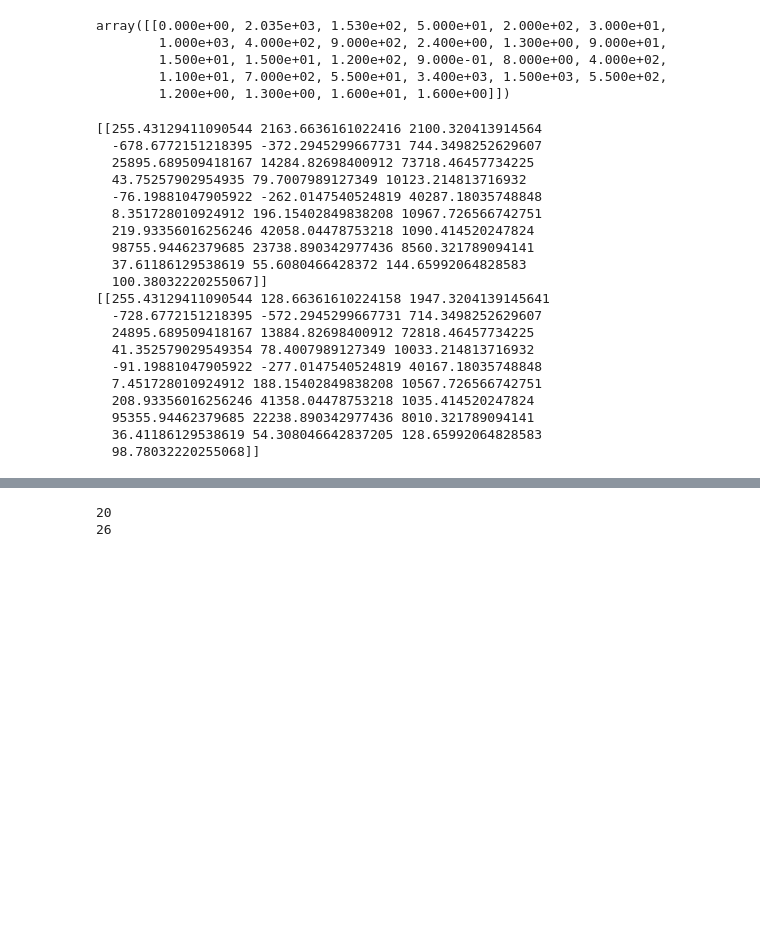
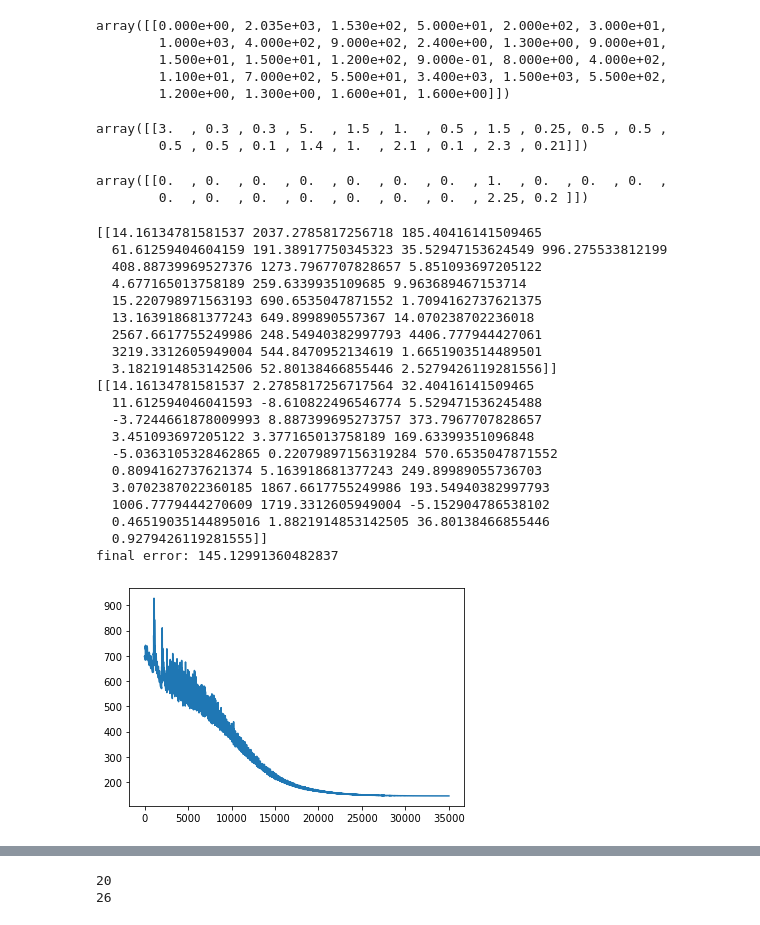
Before and after one commit to Chris-Crimi/Dietary-Optimization-via-Gradient-Descent, a Jupyter notebook: Gradient Descent Diet.ipynb, the cells around one changed output, grey strips where cells are left out. Saved outputs shown, nothing was run; the diff lists cells and outputs as text; code cells hidden in the pictures; blank space fills up the shorter version.

Commit message:
Best results using squared error

```diff
--- a/Gradient Descent Diet.ipynb
+++ b/Gradient Descent Diet.ipynb
@@ -97,79 +100,95 @@ array([[0.000e+00, 2.035e+03, 1.530e+02, 5.000e+01, 2.000e+02, 3.000e+01,
         1.200e+00, 1.300e+00, 1.600e+01, 1.600e+00]])
 # %%
 food_limits = food_data.iloc[24:44,6].to_numpy().reshape(1,-1)
+food_limits
+# %% [output]
+array([[3.  , 0.3 , 0.3 , 5.  , 1.5 , 1.  , 0.5 , 1.5 , 0.25, 0.5 , 0.5 ,
+        0.5 , 0.5 , 0.1 , 1.4 , 1.  , 2.1 , 0.1 , 2.3 , 0.21]])
 # %%
 food_req = food_data.iloc[24:44,9].to_numpy().reshape(1,-1)
+food_req
+# %% [output]
+array([[0.  , 0.  , 0.  , 0.  , 0.  , 0.  , 0.  , 1.  , 0.  , 0.  , 0.  ,
+        0.  , 0.  , 0.  , 0.  , 0.  , 0.  , 0.  , 2.25, 0.2 ]])
 # %%
 #amounts = np.random.rand(1,20) * 10
 amounts = np.zeros((1,20))
-learning_rate = 1
+#amounts[0,0] = 14
+learning_rate = .001
 #starting_learning_rate = .01
-learning_rate_decay = 0.00001
+learning_rate_decay = 0.00000001#0.0000001
 errors = []
 
 dinputs_momentums = np.zeros_like(amounts)
 cache = np.zeros_like(amounts)
 epsilon = 1e-7
 
-beta_1 = .85
+beta_1 = .9
 beta_2 = .999
 
-lambda_penalty = 100
+lambda_penalty = 30
 
-for i in range(10000):
+for i in range(40000):
 
     outputs = np.dot(amounts, quality_rates)
     error = (outputs - target_values)**2
-    errors.append(np.mean(error))
+    error[0,0] = 0
+    error[0,2:][outputs[0,2:] >= target_values[0,2:]] = 0.0
+    errors.append(np.sum(error))
 
     penalty_deriv = np.zeros_like(amounts)
-    penalty_deriv[amounts > food_limits] = 1
-    penalty_deriv[amounts < food_req] = -1
+    penalty_deriv[amounts.copy() > food_limits.copy()] = 1
+    penalty_deriv[amounts.copy() < food_req.copy()] = -1
+    penalty_deriv = penalty_deriv * food_limits.copy()
 
     dloss = 2*(outputs - target_values)
     dmax = np.ones_like(outputs)
 
     #we are looking to stay calorie target, and minimize costs, so want to avoid those
     #but once all the other ones have hit their goals, set them to 0
     #dmax[0,1] = 0 if outputs[0,1] <= target_values[0,1] else dmax[0,1]
     #dmax[0,0] = 0
     dmax[0,2:][outputs[0,2:] >= target_values[0,2:]] = 0.0
 
     dfoods = dloss * dmax
-    dinputs = np.dot(dfoods, quality_rates.T) #+ lambda_penalty * penalty_deriv
+    dinputs = np.dot(dfoods, quality_rates.T)
 
     #momentum
     dinputs_momentums = dinputs_momentums * beta_1 + dinputs.astype(float) * (1 - beta_1)
     correted_momentums = dinputs_momentums / (1 - beta_1 ** (i + 1))
 
     cache = cache * beta_2 + (1-beta_2) * dinputs.astype(float) ** 2
     corrected_cahce = cache / (1 - beta_2 ** (i + 1))
 
-    amounts += -learning_rate * correted_momentums / (np.sqrt(cache) + epsilon)
+    amounts += -learning_rate * (correted_momentums / (np.sqrt(cache) + epsilon)  + lambda_penalty * penalty_deriv)
 
     learning_rate = learning_rate * (1 / (1 + learning_rate_decay * i))
 
 results = np.dot(amounts, quality_rates)
 print(results)
 print(results - target_values)
+print("final error:", errors[-1])
+plt.plot(errors[5000:])
+plt.show()
 # %% [output]
-[[255.43129411090544 2163.6636161022416 2100.320413914564
-  -678.6772151218395 -372.2945299667731 744.3498252629607
-  25895.689509418167 14284.82698400912 73718.46457734225
-  43.75257902954935 79.7007989127349 10123.214813716932
-  -76.19881047905922 -262.0147540524819 40287.18035748848
-  8.351728010924912 196.15402849838208 10967.726566742751
-  219.93356016256246 42058.04478753218 1090.414520247824
-  98755.94462379685 23738.890342977436 8560.321789094141
-  37.61186129538619 55.6080466428372 144.65992064828583
-  100.38032220255067]]
-[[255.43129411090544 128.66361610224158 1947.3204139145641
-  -728.6772151218395 -572.2945299667731 714.3498252629607
-  24895.689509418167 13884.82698400912 72818.46457734225
-  41.352579029549354 78.4007989127349 10033.214813716932
-  -91.19881047905922 -277.0147540524819 40167.18035748848
-  7.451728010924912 188.15402849838208 10567.726566742751
-  208.93356016256246 41358.04478753218 1035.414520247824
-  95355.94462379685 22238.890342977436 8010.321789094141
-  36.41186129538619 54.308046642837205 128.65992064828583
-  98.78032220255068]]
+[[14.16134781581537 2037.2785817256718 185.40416141509465
+  61.61259404604159 191.38917750345323 35.52947153624549 996.275533812199
+  408.88739969527376 1273.7967707828657 5.851093697205122
+  4.677165013758189 259.6339935109685 9.963689467153714
+  15.220798971563193 690.6535047871552 1.7094162737621375
+  13.163918681377243 649.899890557367 14.070238702236018
+  2567.6617755249986 248.54940382997793 4406.777944427061
+  3219.3312605949004 544.8470952134619 1.6651903514489501
+  3.1821914853142506 52.80138466855446 2.5279426119281556]]
+[[14.16134781581537 2.2785817256717564 32.40416141509465
+  11.612594046041593 -8.610822496546774 5.529471536245488
+  -3.7244661878009993 8.887399695273757 373.7967707828657
+  3.451093697205122 3.377165013758189 169.63399351096848
+  -5.0363105328462865 0.22079897156319284 570.6535047871552
+  0.8094162737621374 5.163918681377243 249.89989055736703
+  3.0702387022360185 1867.6617755249986 193.54940382997793
+  1006.7779444270609 1719.3312605949004 -5.152904786538102
+  0.46519035144895016 1.8821914853142505 36.80138466855446
+  0.9279426119281555]]
+final error: 145.12991360482837
+[figure, added]
```
Also changed, not shown: parts of 9 cells of this notebook.
